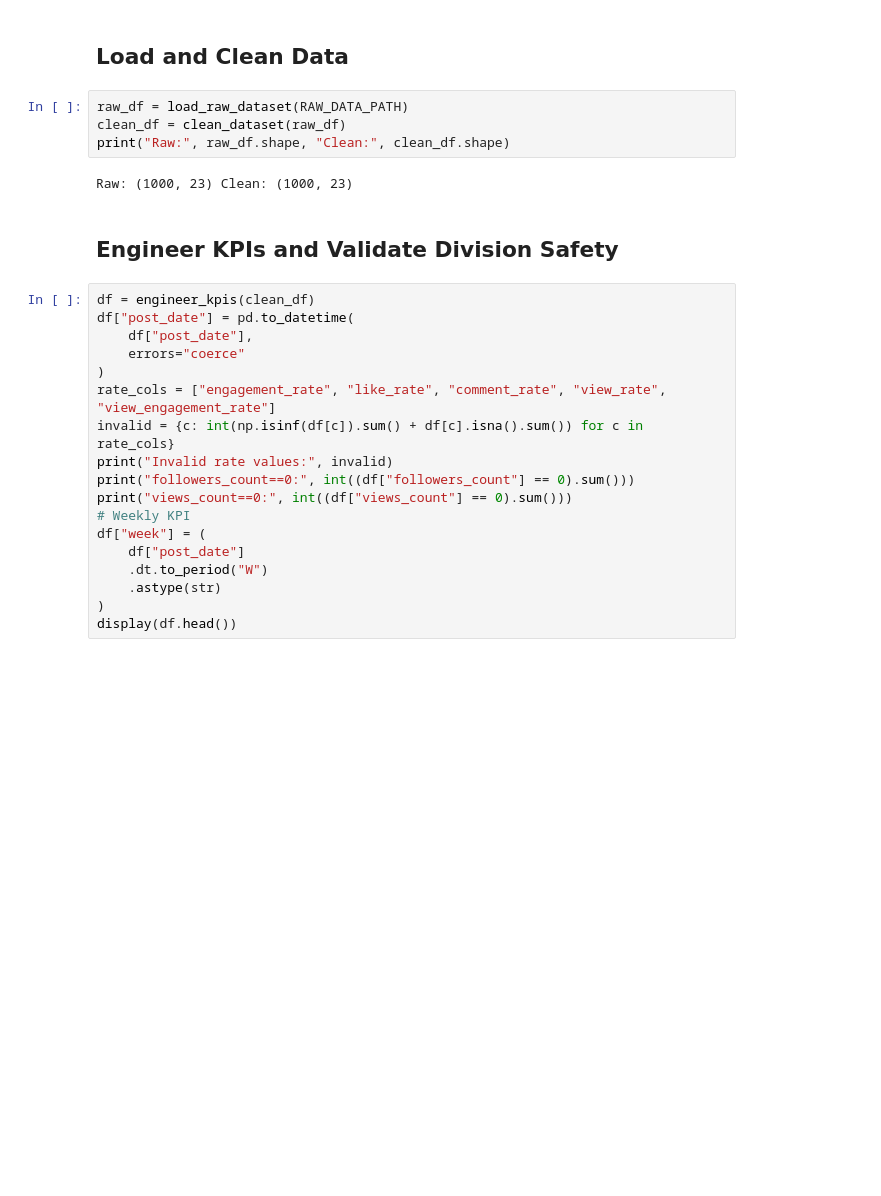
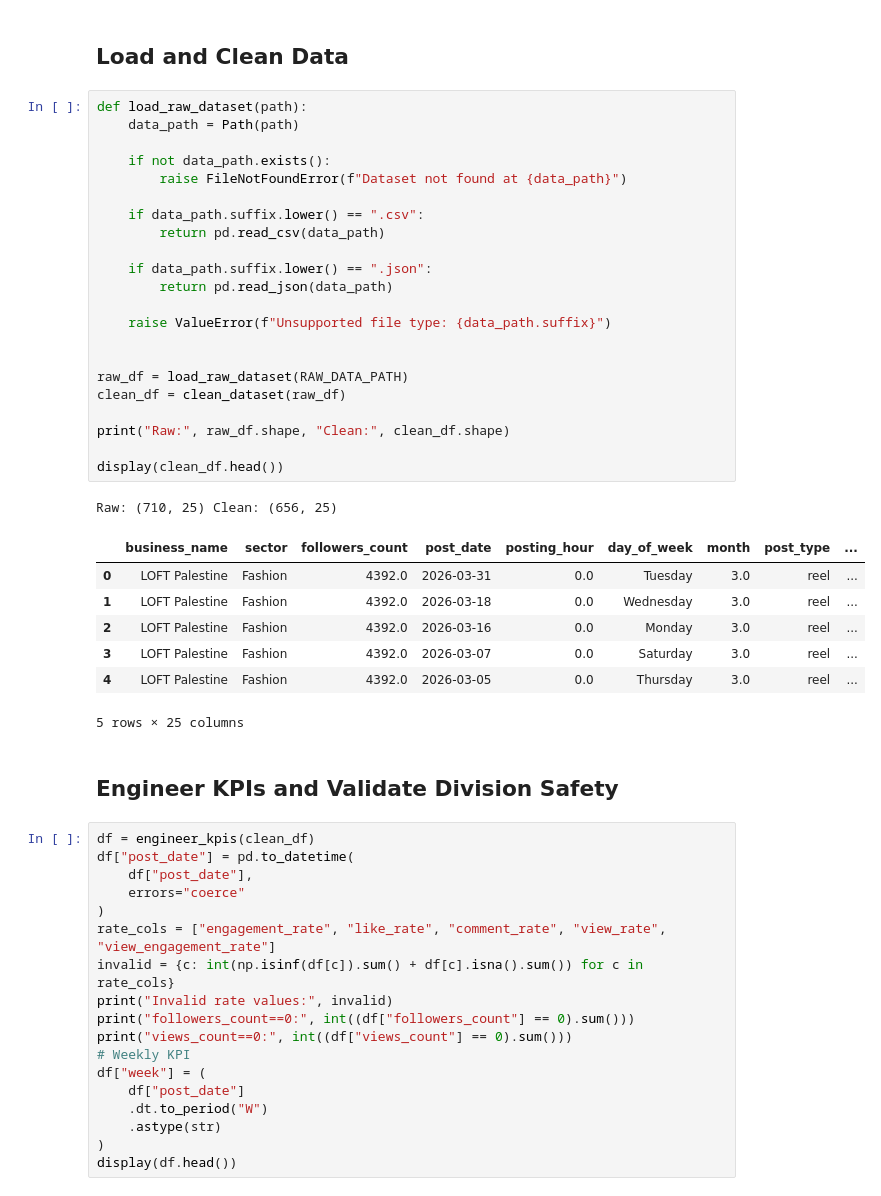
Before and after one commit to Mohammad-Nabulsi/marketing, a Jupyter notebook: notebooks/00_kpi_engineering.ipynb, the cells around one changed output. Cells and saved outputs as stored; diff of their text form; blank space fills up the shorter version.

```diff
--- a/notebooks/00_kpi_engineering.ipynb
+++ b/notebooks/00_kpi_engineering.ipynb
@@ -34,11 +35,36 @@ KPI_PATH = PROCESSED_DIR / "kpi_dataset.csv"
 # %% [markdown]
 ## Load and Clean Data
 # %%
+def load_raw_dataset(path):
+    data_path = Path(path)
+
+    if not data_path.exists():
+        raise FileNotFoundError(f"Dataset not found at {data_path}")
+
+    if data_path.suffix.lower() == ".csv":
+        return pd.read_csv(data_path)
+
+    if data_path.suffix.lower() == ".json":
+        return pd.read_json(data_path)
+
+    raise ValueError(f"Unsupported file type: {data_path.suffix}")
+
+
 raw_df = load_raw_dataset(RAW_DATA_PATH)
 clean_df = clean_dataset(raw_df)
+
 print("Raw:", raw_df.shape, "Clean:", clean_df.shape)
+
+display(clean_df.head())
 # %% [output]
-Raw: (1000, 23) Clean: (1000, 23)
+Raw: (710, 25) Clean: (656, 25)
+|  | business_name | sector | followers_count | post_date | posting_hour | day_of_week | month | post_type | ... |
+| 0 | LOFT Palestine | Fashion | 4392.0 | 2026-03-31 | 0.0 | Tuesday | 3.0 | reel | ... |
+| 1 | LOFT Palestine | Fashion | 4392.0 | 2026-03-18 | 0.0 | Wednesday | 3.0 | reel | ... |
+| 2 | LOFT Palestine | Fashion | 4392.0 | 2026-03-16 | 0.0 | Monday | 3.0 | reel | ... |
+| 3 | LOFT Palestine | Fashion | 4392.0 | 2026-03-07 | 0.0 | Saturday | 3.0 | reel | ... |
+| 4 | LOFT Palestine | Fashion | 4392.0 | 2026-03-05 | 0.0 | Thursday | 3.0 | reel | ... |
+5 rows × 25 columns
 # %% [markdown]
 ## Engineer KPIs and Validate Division Safety
 # %%
```
Also changed, not shown: parts of 3 cells of this notebook, 29 other files.
